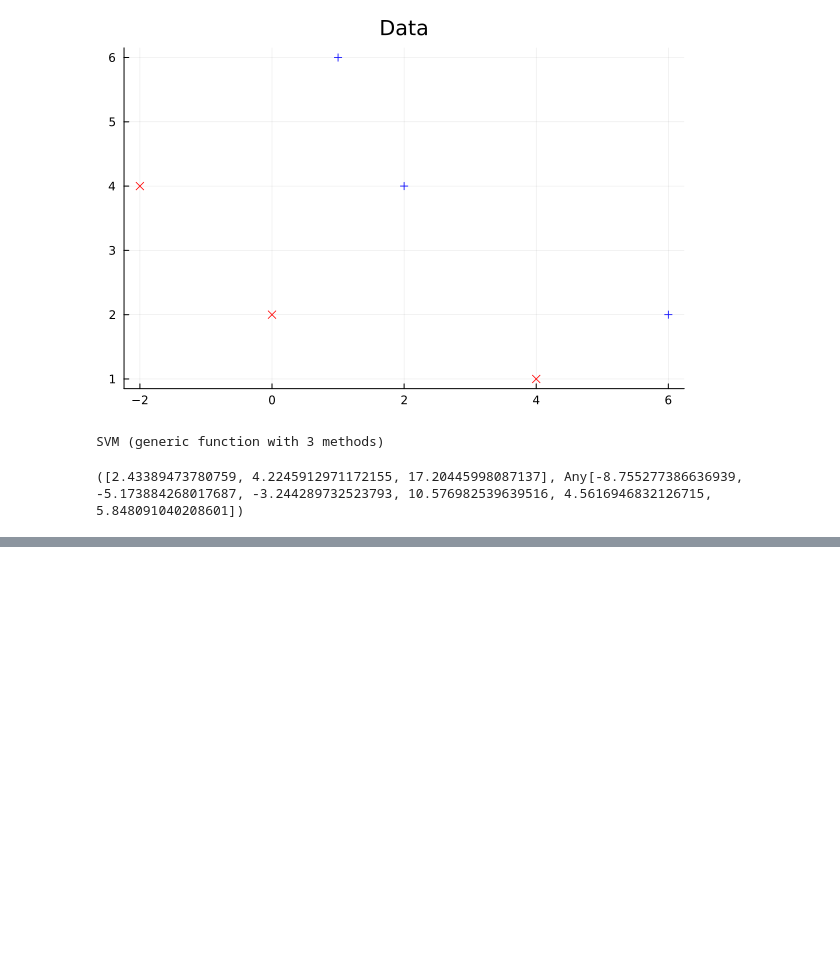
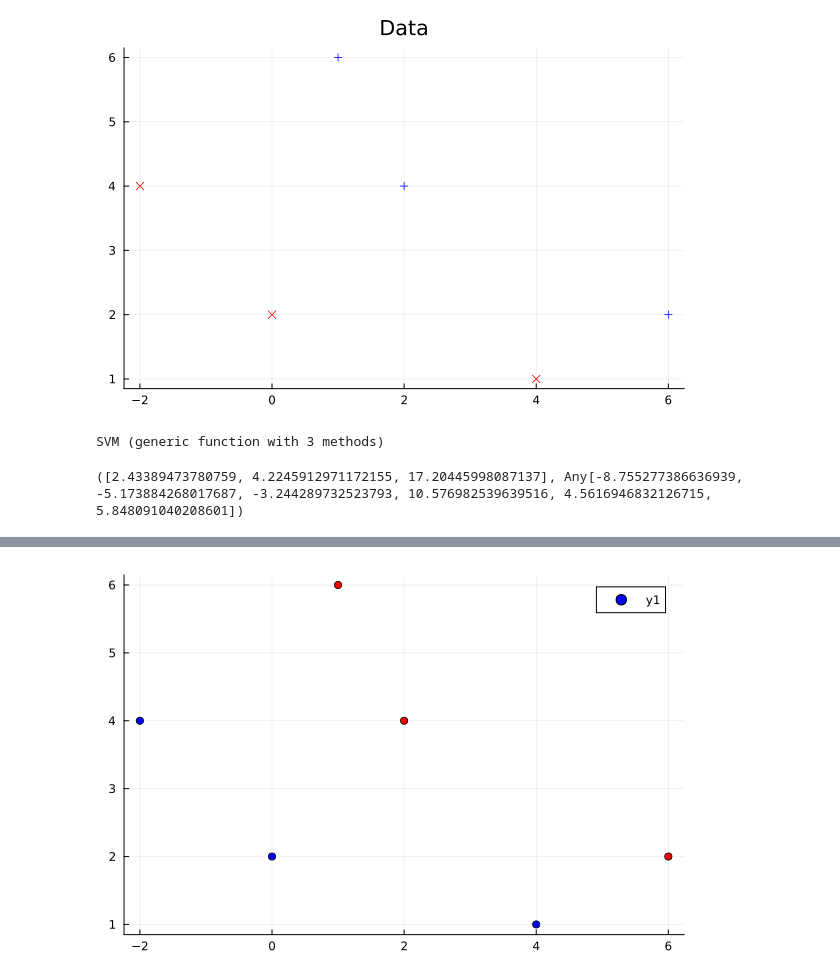
Before and after one commit to meysam-kazemi/ML_with_julia, a Jupyter notebook: svm.ipynb, the cells around one changed output, grey strips where cells are left out. Cells and saved outputs as stored; diff of their text form; code cells hidden in the pictures; blank space fills up the shorter version.

```diff
--- a/svm.ipynb
+++ b/svm.ipynb
@@ -46,0 +52,5 @@ scatter!(class2[:,1],class2[:,2],markershape=:+,c=:blue,markersize=7,markerstrok
+# %%
+
+scatter(x[:,1],x[:,2],)
+# %% [output]
+[figure, added]
```
Also changed, not shown: parts of 2 cells of this notebook.
